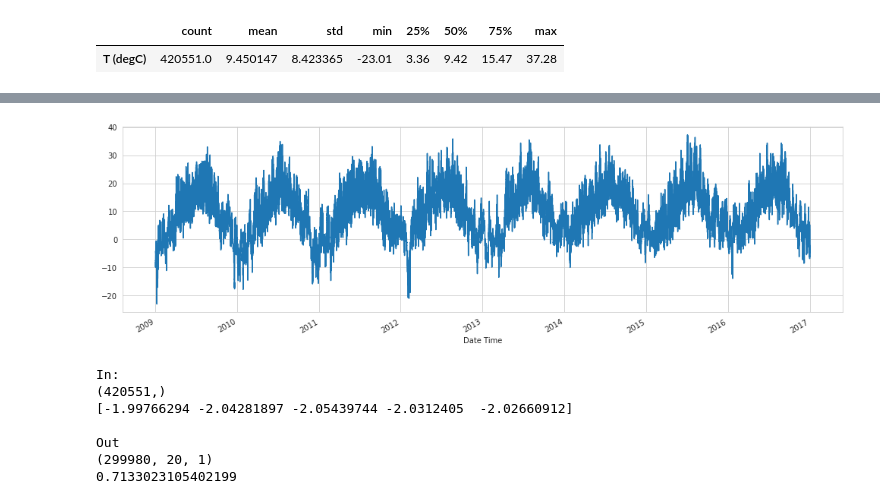
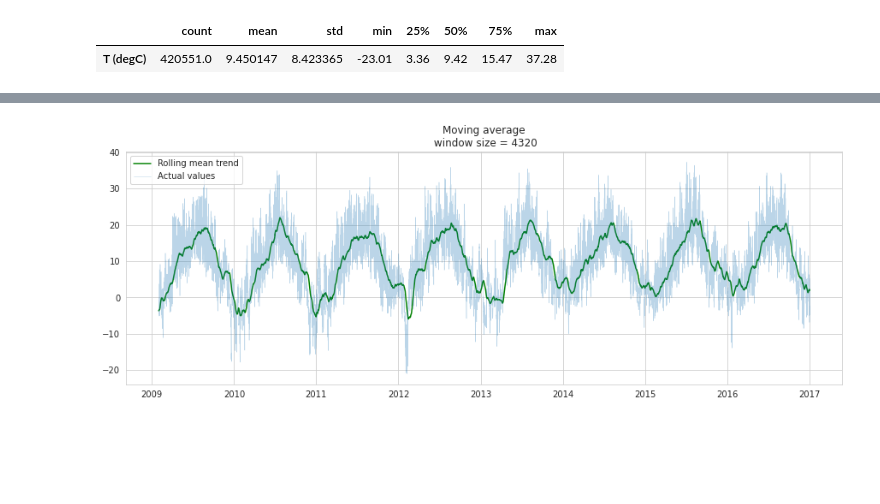
Before and after one commit to dTenebrae/neural_networks, a Jupyter notebook: hw5.ipynb, the cells around one changed output, grey strips where cells are left out. Saved outputs shown, nothing was run; the diff lists cells and outputs as text; code cells hidden in the pictures; blank space fills up the shorter version.

```diff
--- a/hw5.ipynb
+++ b/hw5.ipynb
@@ -62,6 +64,6 @@ def plotMovingAverage(series, n):
 
     # plt.plot(upper_bond, "r--", label="Upper Bond / Lower Bond")
     # plt.plot(lower_bond, "r--")
-    plt.plot(series[n:], label="Actual values", lw=0.5, alpha=.5)
+    plt.plot(series[n:], label="Actual values", lw=0.5, alpha=.3)
     plt.legend(loc="upper left")
     plt.grid(True)
@@ -149,6 +163,5 @@ Name: T (degC), dtype: float64
-# %%
-uni_data.plot(subplots=True)
-plt.show()
-uni_data = uni_data.values
-# %% [output]
-[figure, removed]
+# %%
+# Усредненное значение по окну приблизительно в месяц (6 измерений в час, 144 в день)
+plotMovingAverage(df, 144 * 30)
+# %% [output]
+[figure, added]
@@ -171,21 +190,3 @@ x_val_uni, y_val_uni = univariate_data(dataset=uni_data,
                                        end_index=None,
                                        history_size=univariate_past_history,
                                        target_size=univariate_future_target)
-# %%
-print("In:")
-print(uni_data.shape)
-print(uni_data[:5])
-
-print("\nOut")
-print(x_train_uni.shape)
-
-
-print(x_train_uni.shape[0] / uni_data.shape[0])
-# %% [output]
-In:
-(420551,)
-[-1.99766294 -2.04281897 -2.05439744 -2.0312405  -2.02660912]
-
-Out
-(299980, 20, 1)
-0.7133023105402199
```
Also changed, not shown: parts of 59 cells of this notebook.
